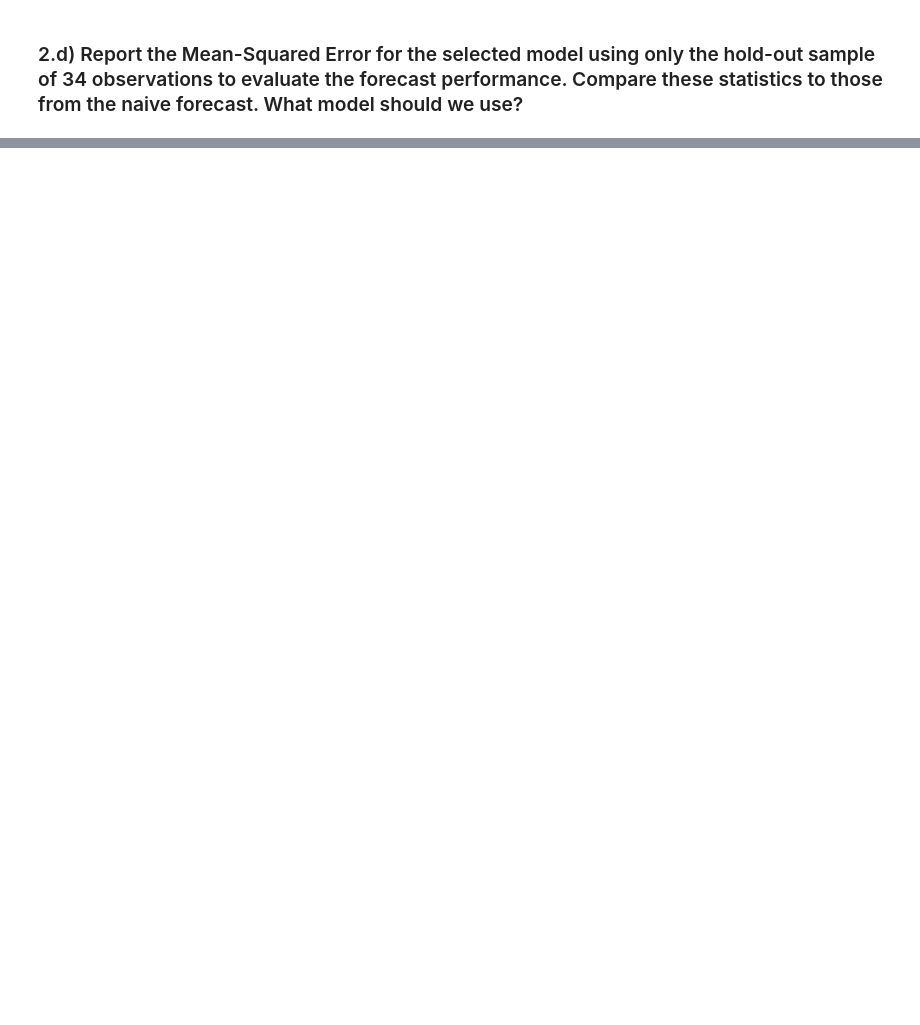
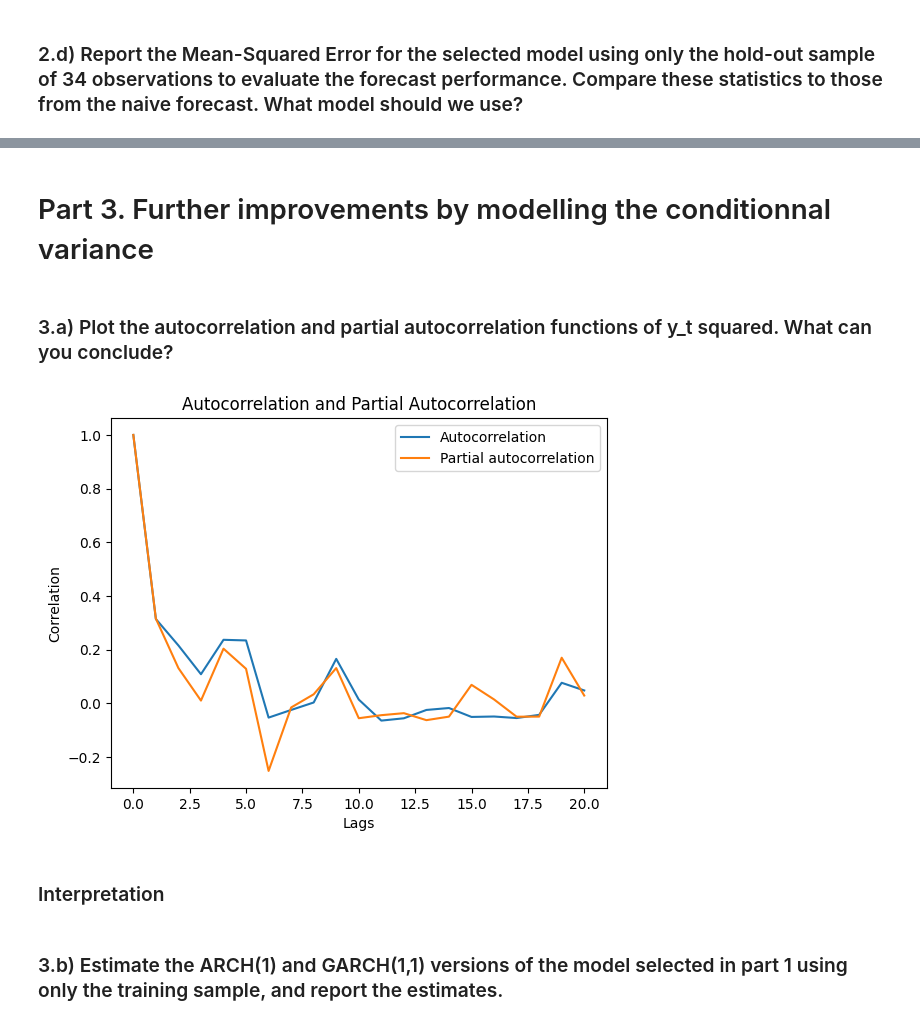
Before and after one commit to fredpell1/times_series, a Jupyter notebook: Assignment_2.ipynb, the cells around one changed output, grey strips where cells are left out. Drawn from its saved outputs; the diff is of its cells as text; code cells hidden in the pictures; blank space fills up the shorter version.

```diff
--- a/Assignment_2.ipynb
+++ b/Assignment_2.ipynb
@@ -275,0 +429,22 @@ print(mse_model, mse_naive)
+# %% [markdown]
+# Part 3. Further improvements by modelling the conditionnal variance
+# %% [markdown]
+### 3.a) Plot the autocorrelation and partial autocorrelation functions of y_t squared. What can you conclude?
+# %%
+yt_squared = pow(yt,2)
+acf_vector = acf(yt_squared, nlags = 20)
+pacf_vector = pacf(yt_squared, nlags = 20)
+
+plt.plot(acf_vector, label = 'Autocorrelation')
+plt.plot(pacf_vector, label = 'Partial autocorrelation')
+plt.xlabel('Lags')
+plt.ylabel('Correlation')
+plt.title('Autocorrelation and Partial Autocorrelation')
+plt.legend()
+plt.show()
+# %% [output]
+[figure, added]
+# %% [markdown]
+### Interpretation
+# %% [markdown]
+### 3.b) Estimate the ARCH(1) and GARCH(1,1) versions of the model selected in part 1 using only the training sample, and report the estimates.
```
Also changed, not shown: parts of 20 cells of this notebook.
